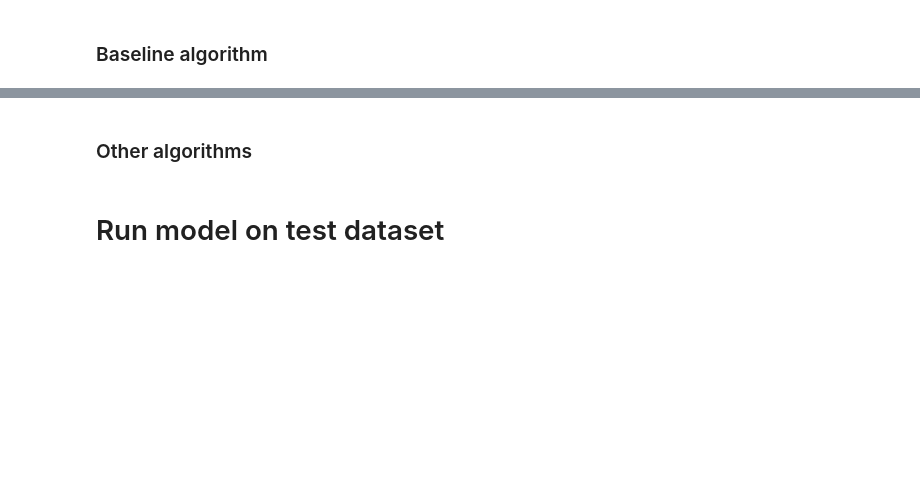
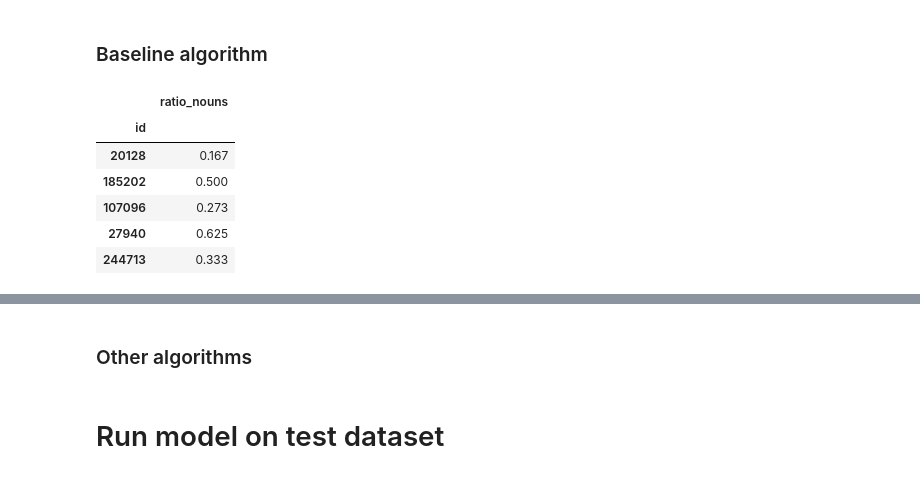
Before and after one commit to jaime-endika/kagglequora, a Jupyter notebook: Quora duplicate questions.ipynb, the cells around one changed output, grey strips where cells are left out. Drawn from its saved outputs; the diff is of its cells as text; code cells hidden in the pictures; blank space fills up the shorter version.

```diff
--- a/Quora duplicate questions.ipynb
+++ b/Quora duplicate questions.ipynb
@@ -232,4 +237,0 @@ for i in range (len(q1_list)):
-# %%
-X_train.drop('ration_nouns',axis=1,inplace=True)
-# %%
-X_train['ratio_nouns']=pd.Series(dis)
@@ -240,3 +238,5 @@ jaccard_dis(X_train.loc[20128,'nouns1'],X_train.loc[20128,'nouns2'])
+# %%
+X_train['jacckard_dis']=X_train.apply(jaccard_dis_rows,axis=1)
 # %%
 X_train.head()
 # %% [output]
@@ -254,2 +249,0 @@ X_train.head()
-# %%
-X_train.ix[:,'tfdid']=
@@ -260,2 +262,12 @@ X_train.ix[:,'tfdid']=
 # %% [markdown]
 ### Baseline algorithm
+# %%
+X_train.loc[:,['ratio_nouns']].head()
+# %% [output]
+|  | ratio_nouns |
+| id |  |
+| 20128 | 0.167 |
+| 185202 | 0.500 |
+| 107096 | 0.273 |
+| 27940 | 0.625 |
+| 244713 | 0.333 |
```
Also changed, not shown: parts of 29 cells of this notebook.
